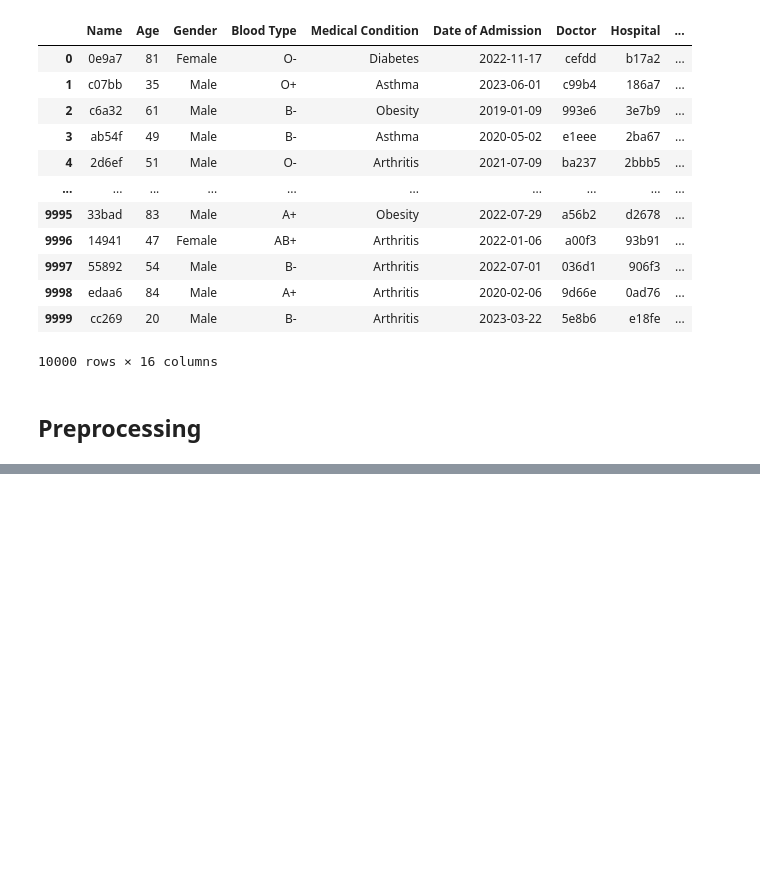
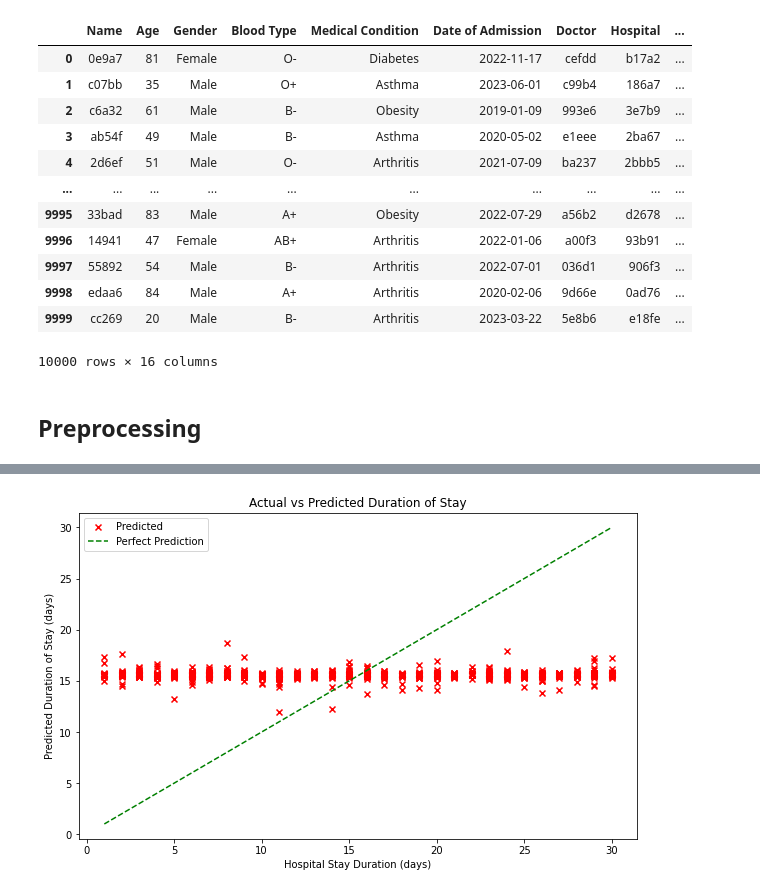
Before and after one commit to binhudas/SSID-2193396-Report.doc, a Jupyter notebook: Machine Learning Project.ipynb, the cells around one changed output, grey strips where cells are left out. Saved outputs shown, nothing was run; the diff lists cells and outputs as text; code cells hidden in the pictures; blank space fills up the shorter version.

```diff
--- a/Machine Learning Project.ipynb
+++ b/Machine Learning Project.ipynb
@@ -239,0 +286,22 @@ plt.show()
+# %%
+X = dfvalid.drop(columns=['Name', 'Billing Amount'])
+
+# prediction stay using validation set
+dfvalid['Predicted Duration'] = best_model.predict(X)
+
+# plot predicted data
+plt.figure(figsize=(10, 6))
+
+plt.scatter(dfvalid['Hospital Stay Duration'], dfvalid['Predicted Duration'], color='red', label='Predicted', marker='x')
+
+plt.plot([dfvalid['Hospital Stay Duration'].min(), dfvalid['Hospital Stay Duration'].max()],
+         [dfvalid['Hospital Stay Duration'].min(), dfvalid['Hospital Stay Duration'].max()],
+         color='green', linestyle='--', label='Perfect Prediction')
+
+plt.title('Actual vs Predicted Duration of Stay')
+plt.xlabel('Hospital Stay Duration (days)')
+plt.ylabel('Predicted Duration of Stay (days)')
+plt.legend()
+plt.show()
+# %% [output]
+[figure, added]
```
Also changed, not shown: parts of 10 cells of this notebook.
